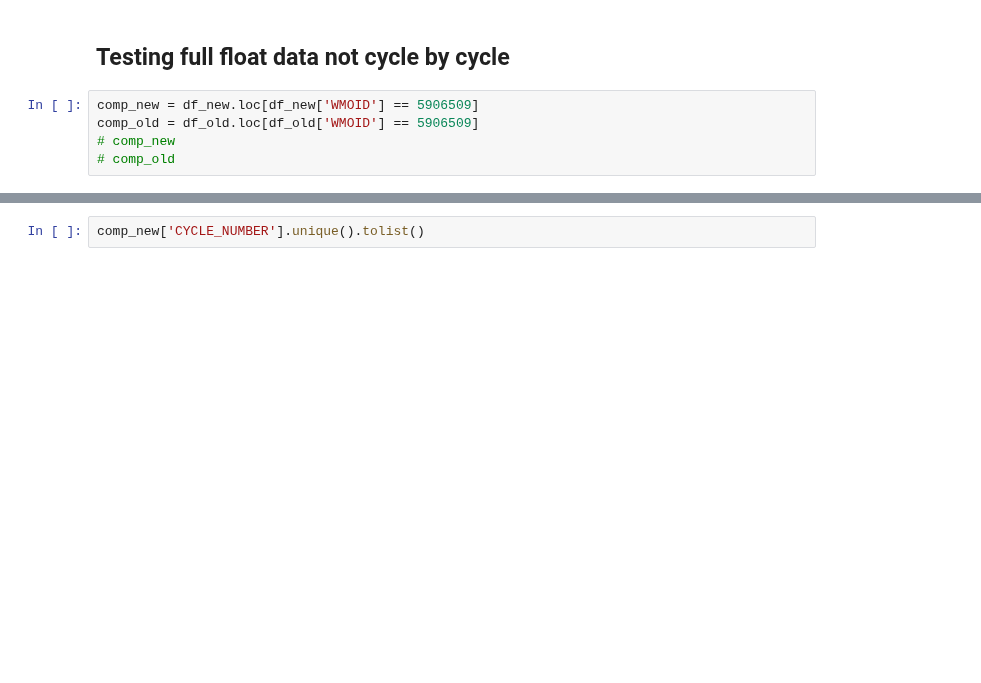
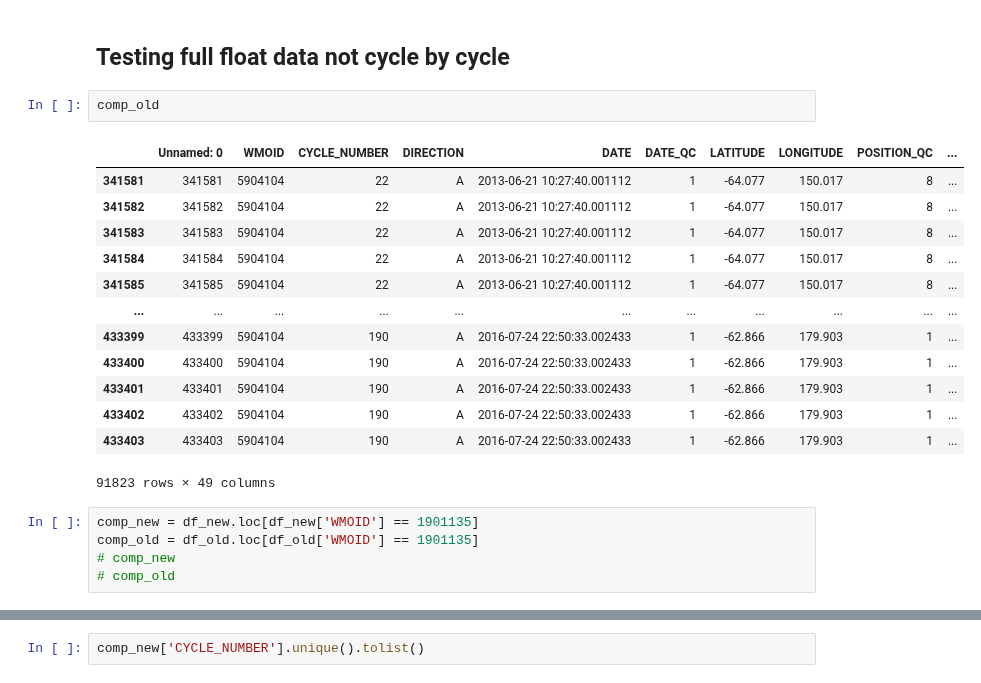
Before and after one commit to Lilah-Asalie/IBIS_Project, a Jupyter notebook: New_CHLA_update.ipynb, the cells around one changed output, grey strips where cells are left out. Drawn from its saved outputs; the diff is of its cells as text; blank space fills up the shorter version.

```diff
--- a/New_CHLA_update.ipynb
+++ b/New_CHLA_update.ipynb
@@ -121,9 +121,25 @@ WMOIDS_old
  7902154]
 # %% [markdown]
 ## Testing full float data not cycle by cycle
+# %%
+comp_old
+# %% [output]
+|  | Unnamed: 0 | WMOID | CYCLE_NUMBER | DIRECTION | DATE | DATE_QC | LATITUDE | LONGITUDE | POSITION_QC | ... |
+| 341581 | 341581 | 5904104 | 22 | A | 2013-06-21 10:27:40.001112 | 1 | -64.077 | 150.017 | 8 | ... |
+| 341582 | 341582 | 5904104 | 22 | A | 2013-06-21 10:27:40.001112 | 1 | -64.077 | 150.017 | 8 | ... |
+| 341583 | 341583 | 5904104 | 22 | A | 2013-06-21 10:27:40.001112 | 1 | -64.077 | 150.017 | 8 | ... |
+| 341584 | 341584 | 5904104 | 22 | A | 2013-06-21 10:27:40.001112 | 1 | -64.077 | 150.017 | 8 | ... |
+| 341585 | 341585 | 5904104 | 22 | A | 2013-06-21 10:27:40.001112 | 1 | -64.077 | 150.017 | 8 | ... |
+| ... | ... | ... | ... | ... | ... | ... | ... | ... | ... | ... |
+| 433399 | 433399 | 5904104 | 190 | A | 2016-07-24 22:50:33.002433 | 1 | -62.866 | 179.903 | 1 | ... |
+| 433400 | 433400 | 5904104 | 190 | A | 2016-07-24 22:50:33.002433 | 1 | -62.866 | 179.903 | 1 | ... |
+| 433401 | 433401 | 5904104 | 190 | A | 2016-07-24 22:50:33.002433 | 1 | -62.866 | 179.903 | 1 | ... |
+| 433402 | 433402 | 5904104 | 190 | A | 2016-07-24 22:50:33.002433 | 1 | -62.866 | 179.903 | 1 | ... |
+| 433403 | 433403 | 5904104 | 190 | A | 2016-07-24 22:50:33.002433 | 1 | -62.866 | 179.903 | 1 | ... |
+91823 rows × 49 columns
 # %%
-comp_new = df_new.loc[df_new['WMOID'] == 5906509]
-comp_old = df_old.loc[df_old['WMOID'] == 5906509]
+comp_new = df_new.loc[df_new['WMOID'] == 1901135]
+comp_old = df_old.loc[df_old['WMOID'] == 1901135]
 # comp_new
 # comp_old
 # %%
```
Also changed, not shown: parts of 1 cell of this notebook, 3 other files.
